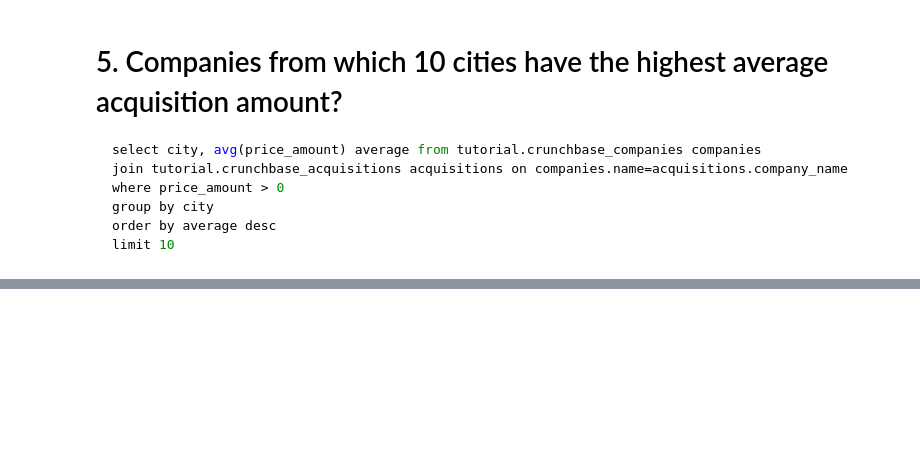
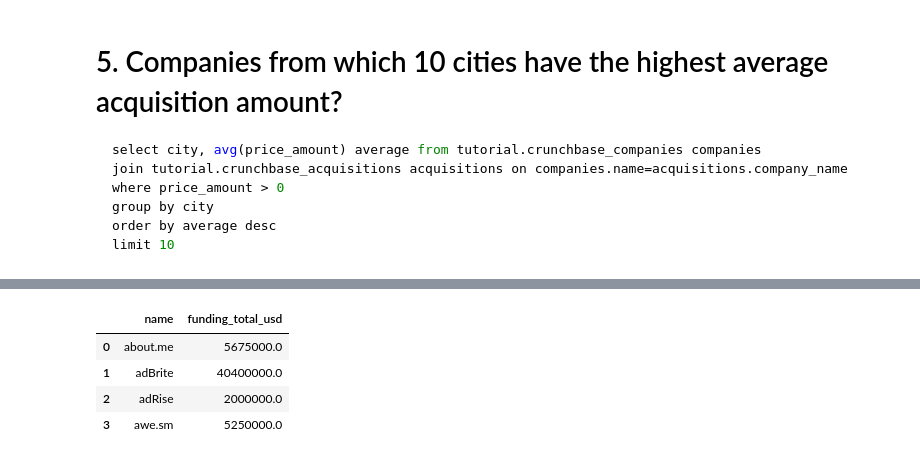
Before and after one commit to kaichimomose/DS-1-Data-Analysis, a Jupyter notebook: SQL_Database_Exploration_Questions_Solutions.ipynb, the cells around one changed output, grey strips where cells are left out. Cells and saved outputs as stored; diff of their text form; code cells hidden in the pictures; blank space fills up the shorter version.

```diff
--- a/SQL_Database_Exploration_Questions_Solutions.ipynb
+++ b/SQL_Database_Exploration_Questions_Solutions.ipynb
@@ -120,0 +148,10 @@ limit 10
+# %%
+path = 'datasets/untitled_report-query_1-ca27d6ed9d81-2018-01-30-22-10-15.csv'
+df = pd.read_csv(path)
+df
+# %% [output]
+|  | name | funding_total_usd |
+| 0 | about.me | 5675000.0 |
+| 1 | adBrite | 40400000.0 |
+| 2 | adRise | 2000000.0 |
+| 3 | awe.sm | 5250000.0 |
```
Also changed, not shown: parts of 12 cells of this notebook, 46 other files.
